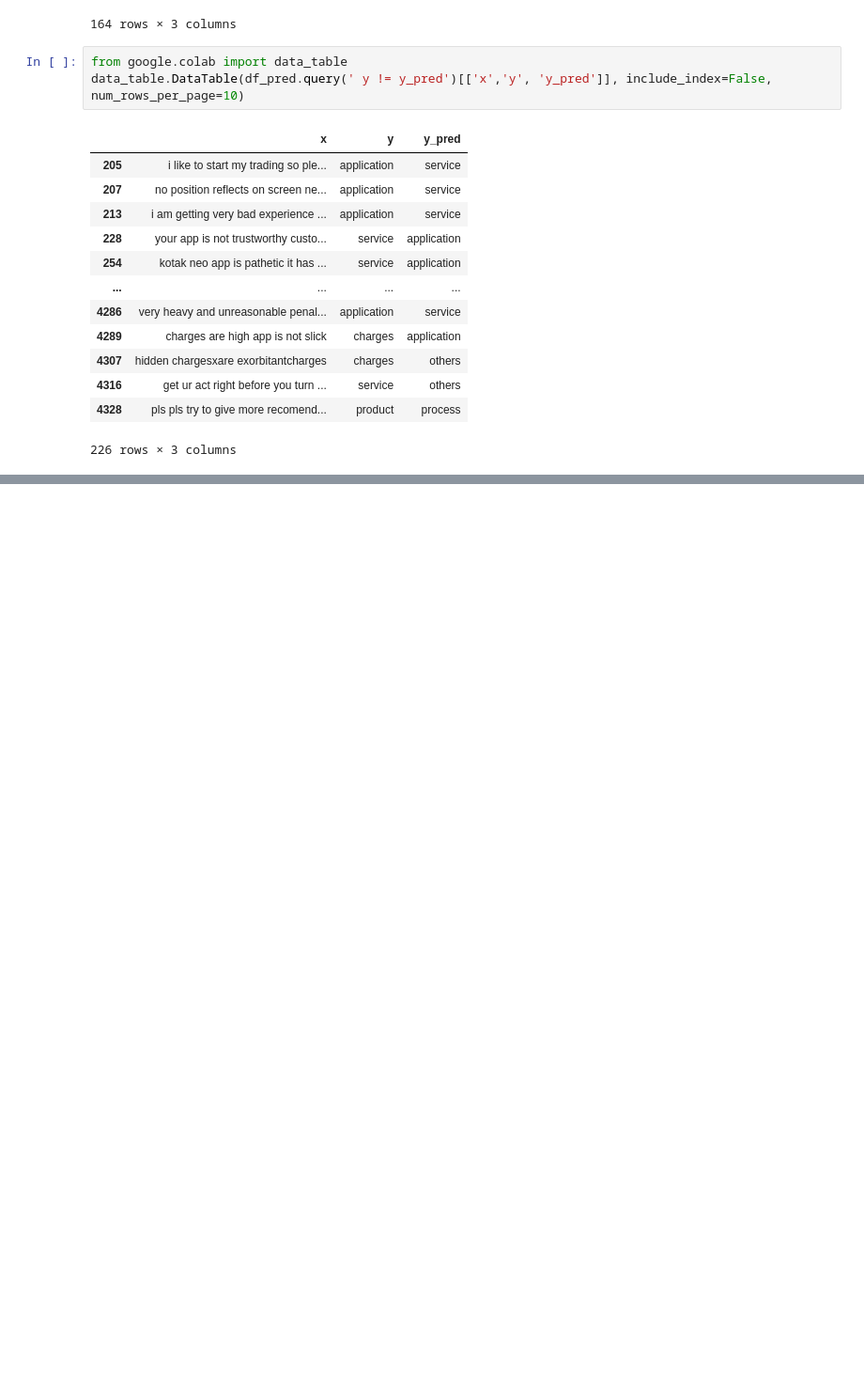
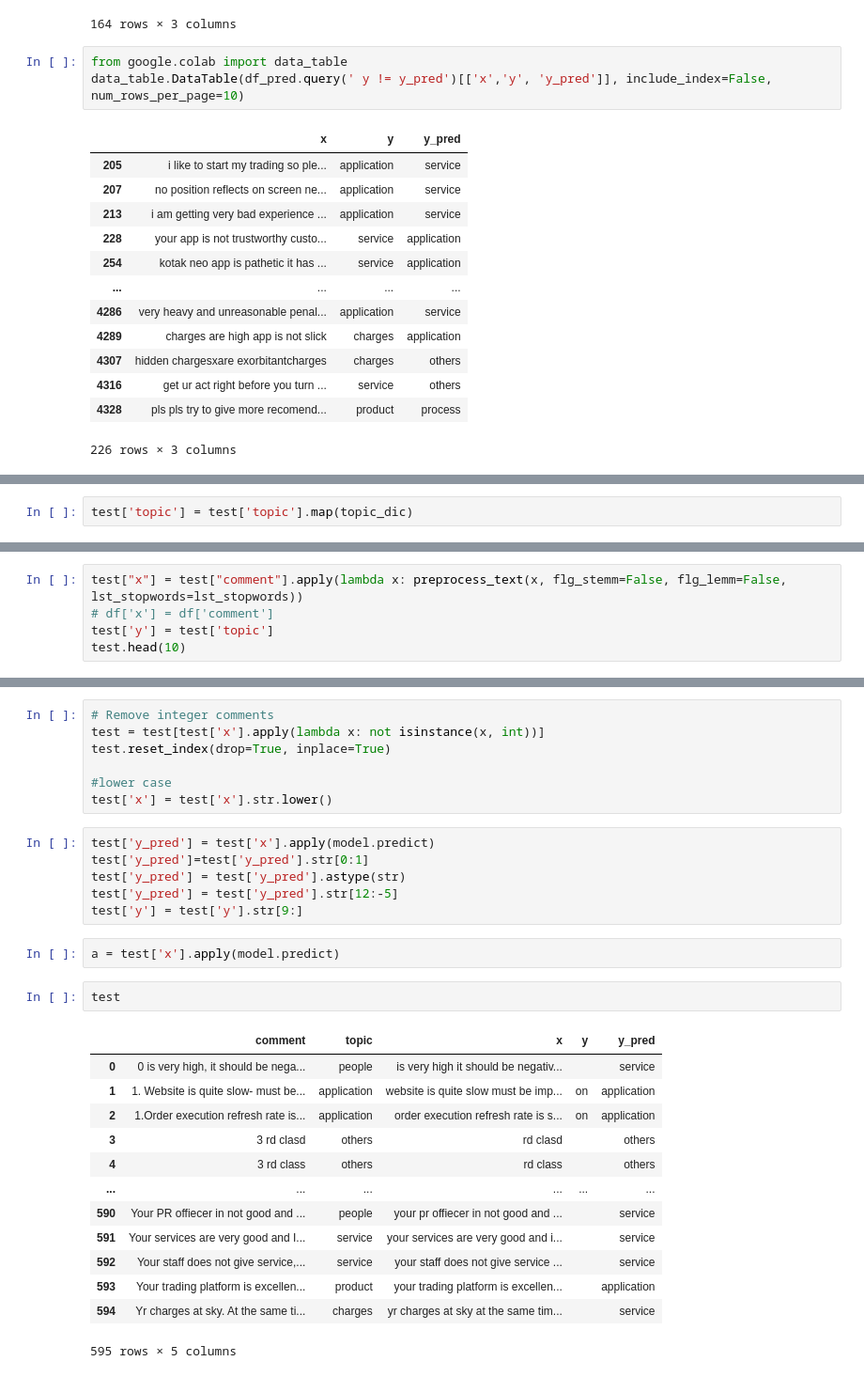
Before and after one commit to Brijeshtanwar/Topic-Modeling, a Jupyter notebook: sklearn_nlp_fasttext.ipynb, the cells around one changed output, grey strips where cells are left out. Shown at 94% size. Saved outputs shown, nothing was run; the diff lists cells and outputs as text; blank space fills up the shorter version.

```diff
--- a/sklearn_nlp_fasttext.ipynb
+++ b/sklearn_nlp_fasttext.ipynb
@@ -386,0 +373,2 @@ data_table.DataTable(df_pred.query(' y != y_pred')[['x','y', 'y_pred']], include
+# %%
+test['topic'] = test['topic'].map(topic_dic)
@@ -386,0 +384,5 @@ data_table.DataTable(df_pred.query(' y != y_pred')[['x','y', 'y_pred']], include
+# %%
+test["x"] = test["comment"].apply(lambda x: preprocess_text(x, flg_stemm=False, flg_lemm=False, lst_stopwords=lst_stopwords))
+# df['x'] = df['comment']
+test['y'] = test['topic']
+test.head(10)
@@ -386,0 +401,31 @@ data_table.DataTable(df_pred.query(' y != y_pred')[['x','y', 'y_pred']], include
+# %%
+# Remove integer comments
+test = test[test['x'].apply(lambda x: not isinstance(x, int))]
+test.reset_index(drop=True, inplace=True)
+
+#lower case
+test['x'] = test['x'].str.lower()
+# %%
+test['y_pred'] = test['x'].apply(model.predict)
+test['y_pred']=test['y_pred'].str[0:1]
+test['y_pred'] = test['y_pred'].astype(str)
+test['y_pred'] = test['y_pred'].str[12:-5]
+test['y'] = test['y'].str[9:]
+# %%
+a = test['x'].apply(model.predict)
+# %%
+test
+# %% [output]
+|  | comment | topic | x | y | y_pred |
+| 0 | 0 is very high, it should be nega... | people | is very high it should be negativ... |  | service |
+| 1 | 1. Website is quite slow- must be... | application | website is quite slow must be imp... | on | application |
+| 2 | 1.Order execution refresh rate is... | application | order execution refresh rate is s... | on | application |
+| 3 | 3 rd clasd | others | rd clasd |  | others |
+| 4 | 3 rd class | others | rd class |  | others |
+| ... | ... | ... | ... | ... | ... |
+| 590 | Your PR offiecer in not good and ... | people | your pr offiecer in not good and ... |  | service |
+| 591 | Your services are very good and I... | service | your services are very good and i... |  | service |
+| 592 | Your staff does not give service,... | service | your staff does not give service ... |  | service |
+| 593 | Your trading platform is excellen... | product | your trading platform is excellen... |  | application |
+| 594 | Yr charges at sky. At the same ti... | charges | yr charges at sky at the same tim... |  | service |
+595 rows × 5 columns
```
Also changed, not shown: parts of 15 cells of this notebook.
